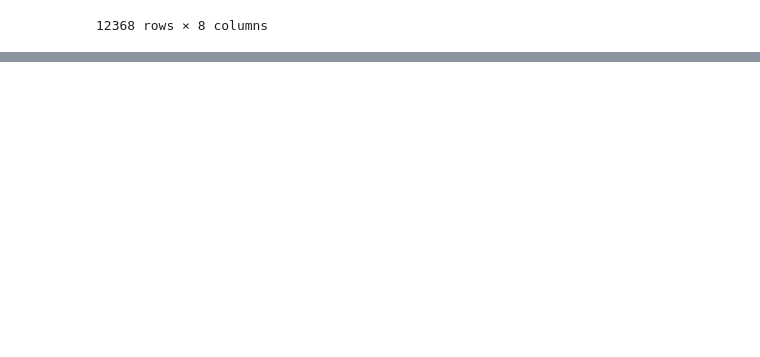
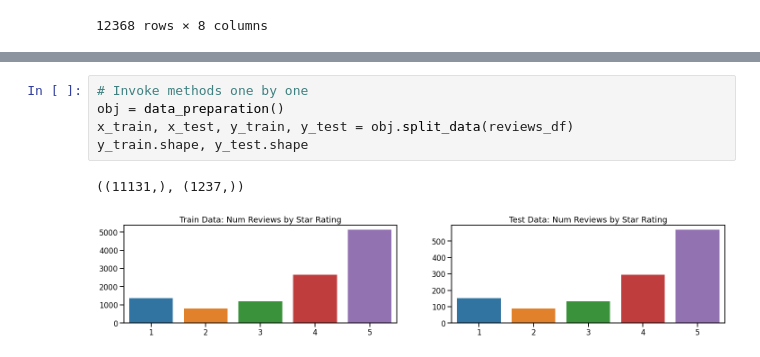
Before and after one commit to FarnazG/NLP_analysis, a Jupyter notebook: NLP_Deeplearning_model.ipynb, the cells around one changed output, grey strips where cells are left out. Cells and saved outputs as stored; diff of their text form; blank space fills up the shorter version.

```diff
--- a/NLP_Deeplearning_model.ipynb
+++ b/NLP_Deeplearning_model.ipynb
@@ -114,0 +185,8 @@ reviews_df
+# %%
+# Invoke methods one by one
+obj = data_preparation()
+x_train, x_test, y_train, y_test = obj.split_data(reviews_df)
+y_train.shape, y_test.shape
+# %% [output]
+((11131,), (1237,))
+[figure, added]
```
Also changed, not shown: parts of 3 cells of this notebook.
